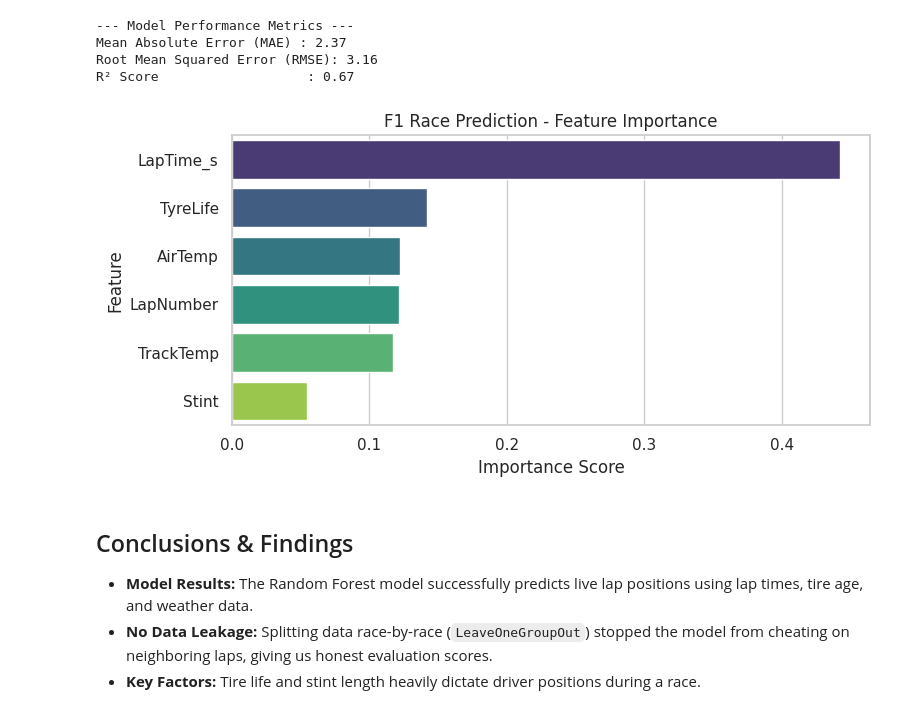
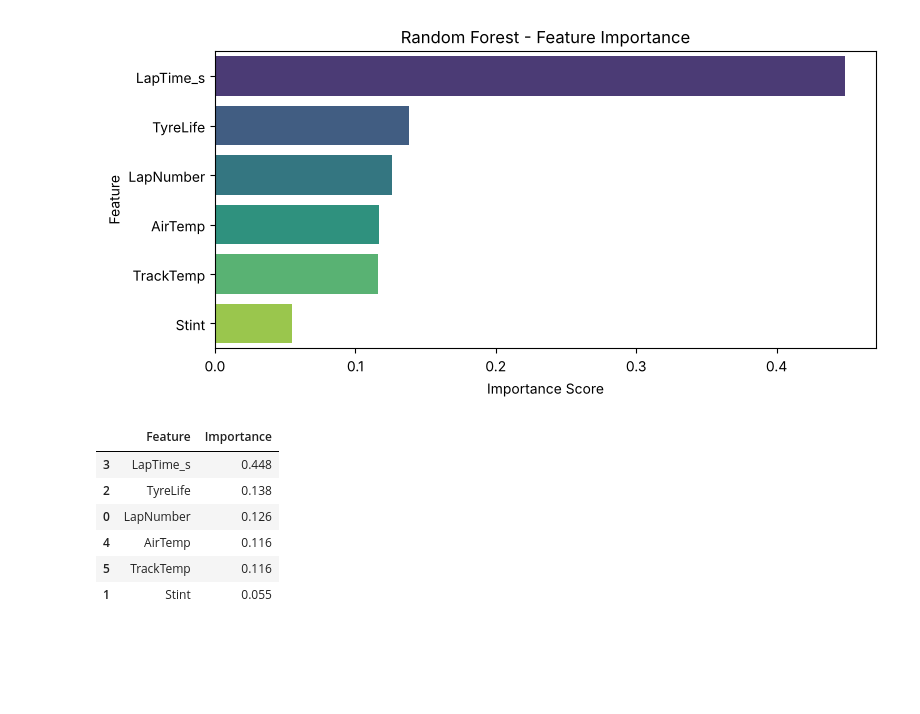
Before and after one commit to gavinvasco-prog/f1-race-analysis, a Jupyter notebook: notebooks/04_race_prediction.ipynb, the cells around one changed output. Saved outputs shown, nothing was run; the diff lists cells and outputs as text; code cells hidden in the pictures; blank space fills up the shorter version.

Commit message:
fix(ml): Updated race prediction notebook

```diff
--- a/notebooks/04_race_prediction.ipynb
+++ b/notebooks/04_race_prediction.ipynb
@@ -45,19 +39,0 @@ Selecting stint telemetry, tire wear, and environmental features as predictors f
-# %%
-# Select exact numerical features available in Member 1's dataset
-features = ['LapNumber', 'Stint', 'TyreLife', 'LapTime_s', 'AirTemp', 'TrackTemp']
-target = 'Position'
-
-# Clean and filter dataframe
-model_df = df[features + [target]].dropna()
-
-X = model_df[features]
-y = model_df[target]
-
-# Train / Test Split (80% train, 20% test)
-X_train, X_test, y_train, y_test = train_test_split(
-    X, y, test_size=0.2, random_state=42
-)
-
-print(f"Features selected: {features}")
-print(f"Target variable: {target}")
-print(f"Training samples: {len(X_train)} | Testing samples: {len(X_test)}")
@@ -80,0 +66,5 @@ Evaluating model performance using $R^2$, MAE, RMSE, and visualizing feature imp
+# %%
+model, group_metrics = train_race_model_group_split(X, y, groups)
+
+for metric, score in group_metrics.items():
+    print(f"  {metric}: {score:.2f}")
@@ -81,36 +88,24 @@ Evaluating model performance using $R^2$, MAE, RMSE, and visualizing feature imp
 # %%
-# Calculate regression evaluation metrics
-mae = mean_absolute_error(y_test, y_pred)
-rmse = np.sqrt(mean_squared_error(y_test, y_pred))
-r2 = r2_score(y_test, y_pred)
-
-print("--- Model Performance Metrics ---")
-print(f"Mean Absolute Error (MAE) : {mae:.2f}")
-print(f"Root Mean Squared Error (RMSE): {rmse:.2f}")
-print(f"R² Score                   : {r2:.2f}\n")
-
-# Calculate and plot Feature Importances
 importance_df = pd.DataFrame({
     'Feature': features,
-    'Importance': rf_model.feature_importances_
+    'Importance': model.feature_importances_
 }).sort_values(by='Importance', ascending=False)
 
-# Plot feature importance bar chart
 plt.figure(figsize=(8, 4))
 sns.barplot(x='Importance', y='Feature', hue='Feature', data=importance_df, palette='viridis', legend=False)
-plt.title('F1 Race Prediction - Feature Importance')
+plt.title('Random Forest - Feature Importance')
 plt.xlabel('Importance Score')
 plt.ylabel('Feature')
 plt.tight_layout()
 plt.show()
+
+importance_df.round(3)
 # %% [output]
---- Model Performance Metrics ---
-Mean Absolute Error (MAE) : 2.37
-Root Mean Squared Error (RMSE): 3.16
-R² Score                   : 0.67
-[figure, old version]
+[figure, new version]
+|  | Feature | Importance |
+| 3 | LapTime_s | 0.448 |
+| 2 | TyreLife | 0.138 |
+| 0 | LapNumber | 0.126 |
+| 4 | AirTemp | 0.116 |
+| 5 | TrackTemp | 0.116 |
+| 1 | Stint | 0.055 |
-# %% [markdown]
-## Conclusions & Findings
-- **Model Results:** The Random Forest model successfully predicts live lap positions using lap times, tire age, and weather data.
-- **No Data Leakage:** Splitting data race-by-race (`LeaveOneGroupOut`) stopped the model from cheating on neighboring laps, giving us honest evaluation scores.
-- **Key Factors:** Tire life and stint length heavily dictate driver positions during a race.
```
Also changed, not shown: parts of 14 cells of this notebook.
